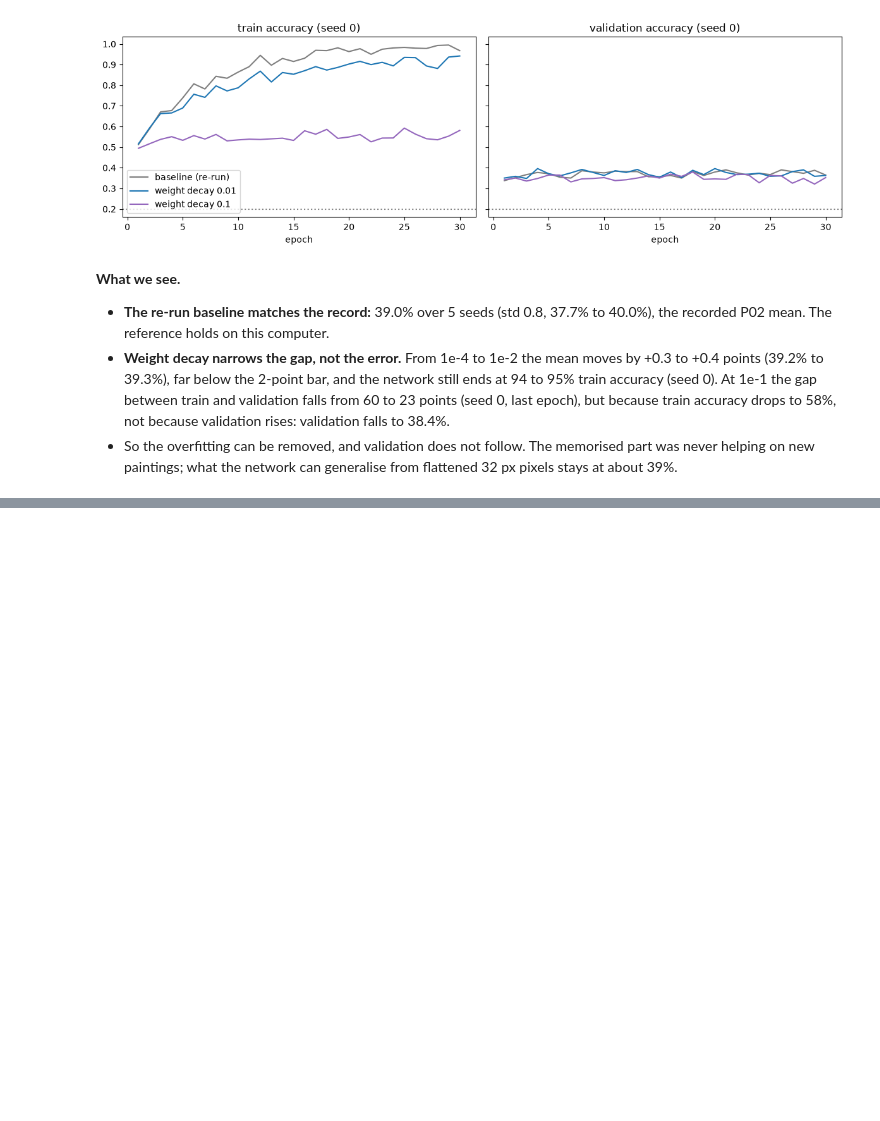
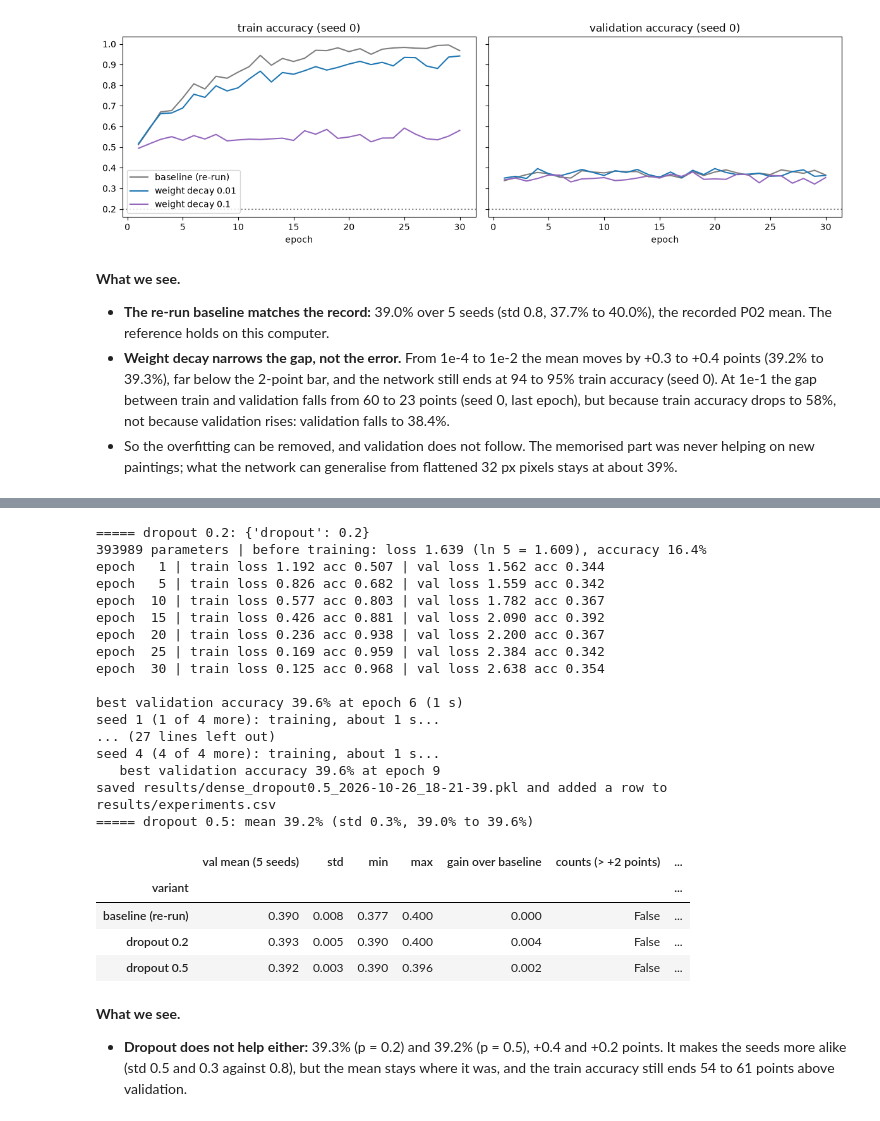
Before and after one commit to Xenodion/deep-learning-project-waerniers-lamy, a Jupyter notebook: src/deep_learning_project_waerniers_lamy_mahieddine/vision/P13_dense_regularisation.ipynb, the cells around one changed output, grey strips where cells are left out. Saved outputs shown, nothing was run; the diff lists cells and outputs as text; code cells hidden in the pictures; blank space fills up the shorter version.

Commit message:
feat(vision): P13 dropout (step 1.9)
Dropout 0.2 and 0.5 after the hidden layer: 39.3% and 39.2% over 5 seeds,
+0.4 and +0.2 points. The seeds agree more (std 0.5 and 0.3) but the mean does
not move.

```diff
--- a/src/deep_learning_project_waerniers_lamy_mahieddine/vision/P13_dense_regularisation.ipynb
+++ b/src/deep_learning_project_waerniers_lamy_mahieddine/vision/P13_dense_regularisation.ipynb
@@ -158,0 +165,31 @@ plt.show()
+# %%
+for p in [0.2, 0.5]:
+    variant(f"dropout {p:g}", f"dense_dropout{p:g}", dropout=p)
+verdict(["baseline (re-run)", "dropout 0.2", "dropout 0.5"])
+# %% [output]
+===== dropout 0.2: {'dropout': 0.2}
+393989 parameters | before training: loss 1.639 (ln 5 = 1.609), accuracy 16.4%
+epoch   1 | train loss 1.192 acc 0.507 | val loss 1.562 acc 0.344
+epoch   5 | train loss 0.826 acc 0.682 | val loss 1.559 acc 0.342
+epoch  10 | train loss 0.577 acc 0.803 | val loss 1.782 acc 0.367
+epoch  15 | train loss 0.426 acc 0.881 | val loss 2.090 acc 0.392
+epoch  20 | train loss 0.236 acc 0.938 | val loss 2.200 acc 0.367
+epoch  25 | train loss 0.169 acc 0.959 | val loss 2.384 acc 0.342
+epoch  30 | train loss 0.125 acc 0.968 | val loss 2.638 acc 0.354
+
+best validation accuracy 39.6% at epoch 6 (1 s)
+seed 1 (1 of 4 more): training, about 1 s...
+... (27 lines left out)
+seed 4 (4 of 4 more): training, about 1 s...
+   best validation accuracy 39.6% at epoch 9
+saved results/dense_dropout0.5_2026-10-26_18-21-39.pkl and added a row to results/experiments.csv
+===== dropout 0.5: mean 39.2% (std 0.3%, 39.0% to 39.6%)
+|  | val mean (5 seeds) | std | min | max | gain over baseline | counts (> +2 points) | ... |
+| variant |  |  |  |  |  |  | ... |
+| baseline (re-run) | 0.390 | 0.008 | 0.377 | 0.400 | 0.000 | False | ... |
+| dropout 0.2 | 0.393 | 0.005 | 0.390 | 0.400 | 0.004 | False | ... |
+| dropout 0.5 | 0.392 | 0.003 | 0.390 | 0.396 | 0.002 | False | ... |
+# %% [markdown]
+**What we see.**
+
+- **Dropout does not help either:** 39.3% (p = 0.2) and 39.2% (p = 0.5), +0.4 and +0.2 points. It makes the seeds more alike (std 0.5 and 0.3 against 0.8), but the mean stays where it was, and the train accuracy still ends 54 to 61 points above validation.
```
Also changed, not shown: parts of 1 cell of this notebook, 3 other files.
